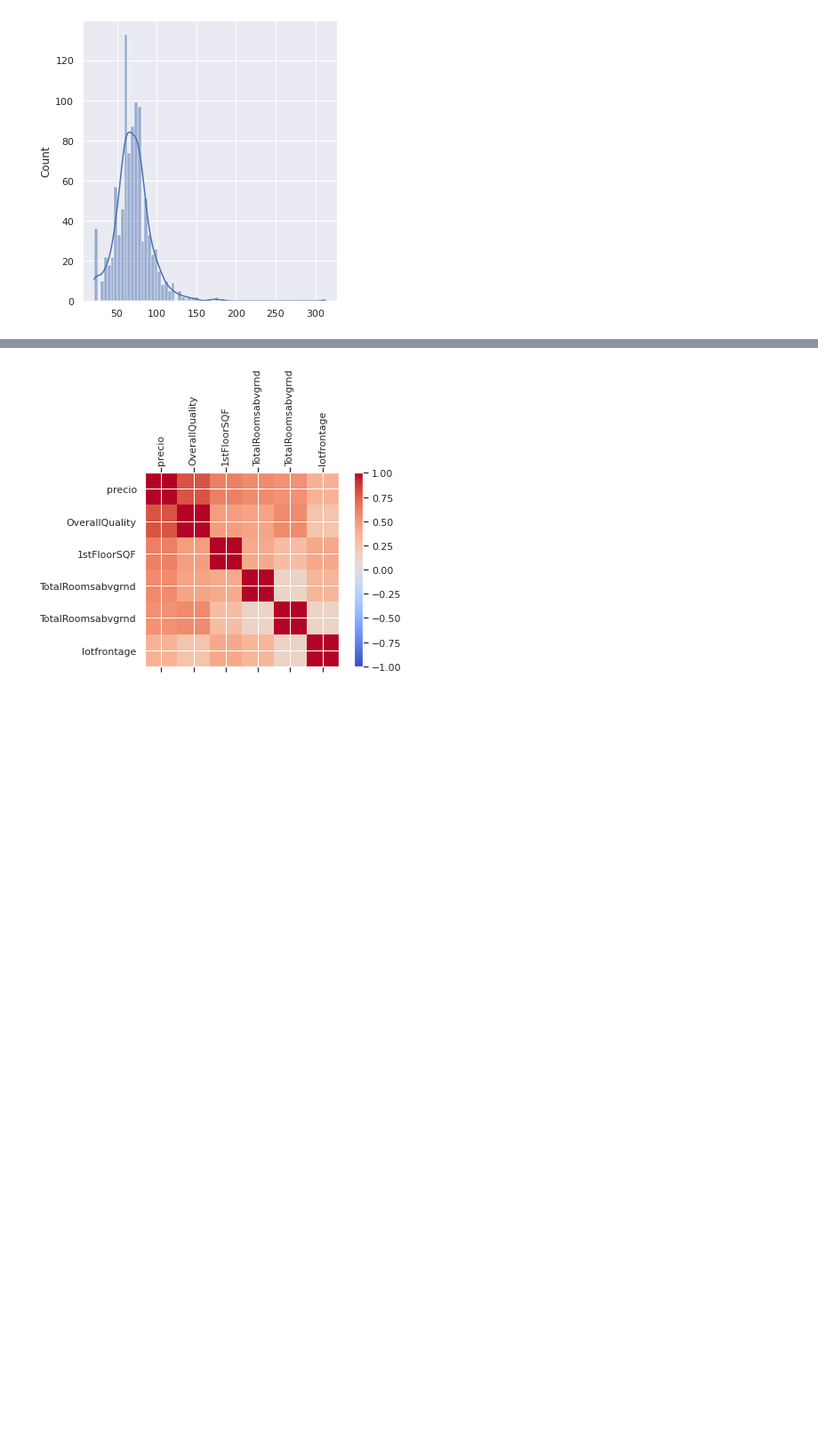
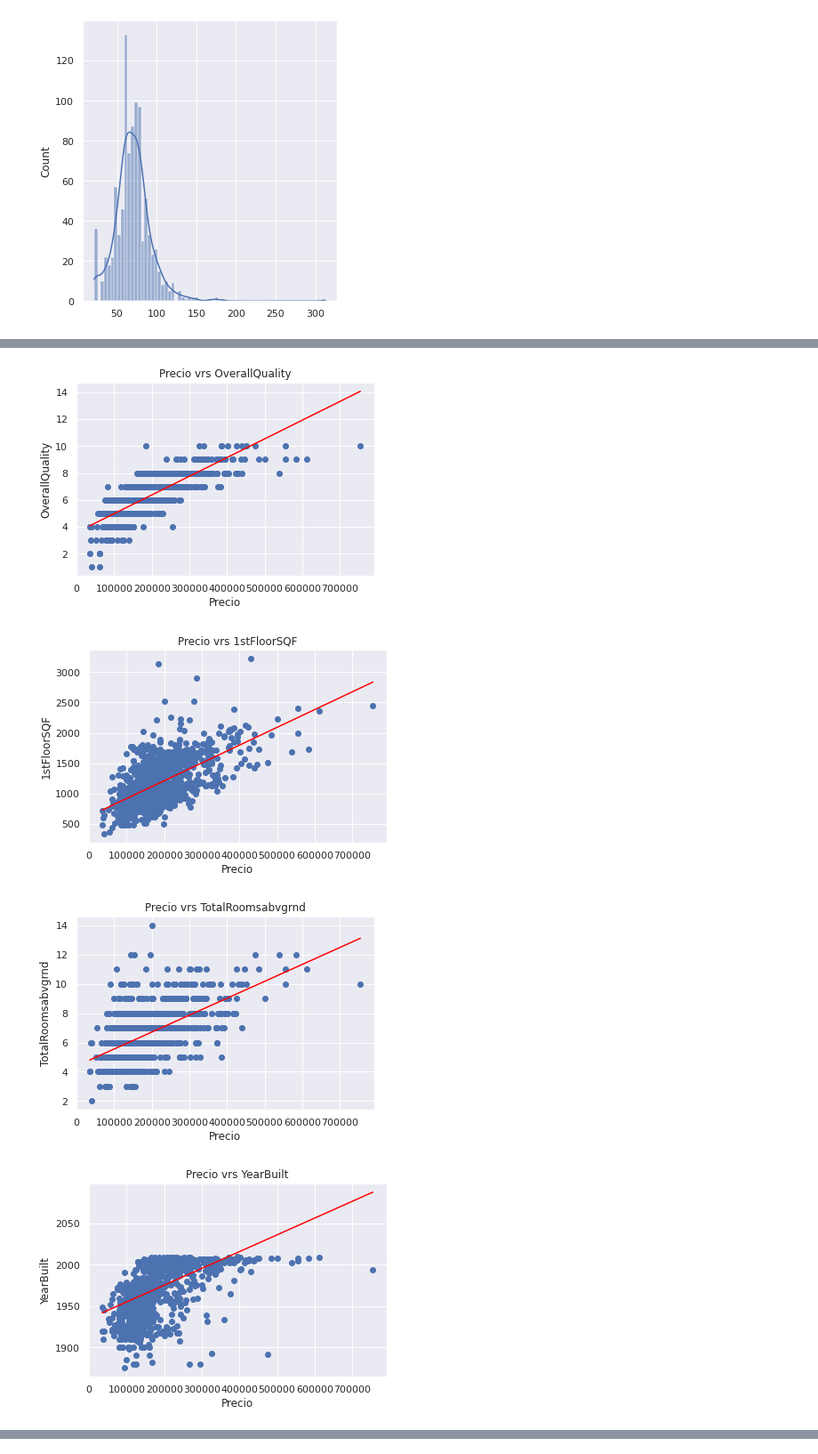
Before and after one commit to JS-DS-coder/CienciaDeDatos2021, a Jupyter notebook: Proyecto_Final.ipynb, the cells around one changed output, grey strips where cells are left out. Shown: that part at 89% size. Cells and saved outputs as stored; diff of their text form; code cells hidden in the pictures; blank space fills up the shorter version.

Commit message:
ya con graficos de correlacion

```diff
--- a/Proyecto_Final.ipynb
+++ b/Proyecto_Final.ipynb
@@ -96,24 +102,56 @@ Desviacion Standard:  23.4659548199304
 # %%
-dsPanda = pd.DataFrame(data=dsEntrenamiento,columns=["precio","OverallQuality","1stFloorSQF","TotalRoomsabvgrnd","TotalRoomsabvgrnd","lotfrontage"])
+def GraficarCorrelacion (x,y,titulo,xtitulo,ytitulo,color1):
+  plt.scatter(x,y)
+  plt.title(titulo)
+  plt.xlabel(xtitulo)
+  plt.ylabel(ytitulo)
+  plt.plot(np.unique(x), np.poly1d(np.polyfit(x, y, 1))(np.unique(x)), color=color1)
+  plt.show()
+
+
+
+dsPanda = pd.DataFrame(data=dsEntrenamiento,columns=["precio","OverallQuality","1stFloorSQF","TotalRoomsabvgrnd","YearBuilt","lotfrontage"])
 dsPanda.head()
+
+x = dsPanda['precio']
+y = dsPanda['OverallQuality']
+
+GraficarCorrelacion(x,y,'Precio vrs OverallQuality','Precio','OverallQuality','red')
+
+y = dsPanda['1stFloorSQF']
+GraficarCorrelacion(x,y,'Precio vrs 1stFloorSQF','Precio','1stFloorSQF','red')
+
+y = dsPanda['TotalRoomsabvgrnd']
+GraficarCorrelacion(x,y,'Precio vrs TotalRoomsabvgrnd','Precio','TotalRoomsabvgrnd','red')
+
+y = dsPanda['YearBuilt']
+GraficarCorrelacion(x,y,'Precio vrs YearBuilt','Precio','YearBuilt','red')
+
+y = dsPanda['lotfrontage']
+GraficarCorrelacion(x,y,'Precio vrs lotfrontage','Precio','lotfrontage','red')
+
 corr = dsPanda.corr(method="pearson")
 print(corr)
 fig = plt.figure()
 ax = fig.add_subplot(111)
 cax = ax.matshow(corr,cmap='coolwarm', vmin=-1, vmax=1)
 fig.colorbar(cax)
 ticks = np.arange(0,len(dsPanda.columns),1)
 ax.set_xticks(ticks)
 plt.xticks(rotation=90)
 ax.set_yticks(ticks)
 ax.set_xticklabels(dsPanda.columns)
 ax.set_yticklabels(dsPanda.columns)
 plt.show()
 
 
 #preciocasas = dsEntrenamiento[0:dsEntrenamiento.shape[0],0:1]
 #ovq = dsEntrenamiento[0:dsEntrenamiento.shape[0],1:2]
 
 #np.corrcoef(preciocasas,ovq)
 #np.corrcoef(preciocasas,ovq)
 # %% [output]
+[figure, new version]
+[figure, added]
+[figure, added]
+[figure, added]
@@ -127,3 +166,2 @@ lotfrontage        0.363292        0.242420  ...           0.121474     1.000000
 
 [6 rows x 6 columns]
-[figure, old version]
```
Also changed, not shown: parts of 2 cells of this notebook.
